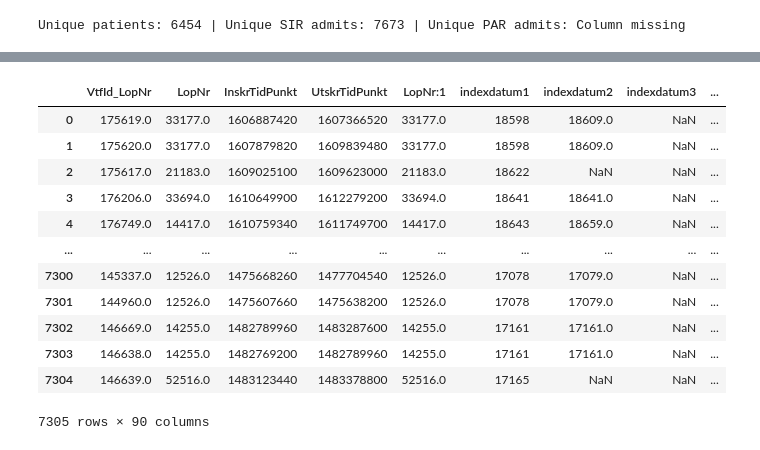
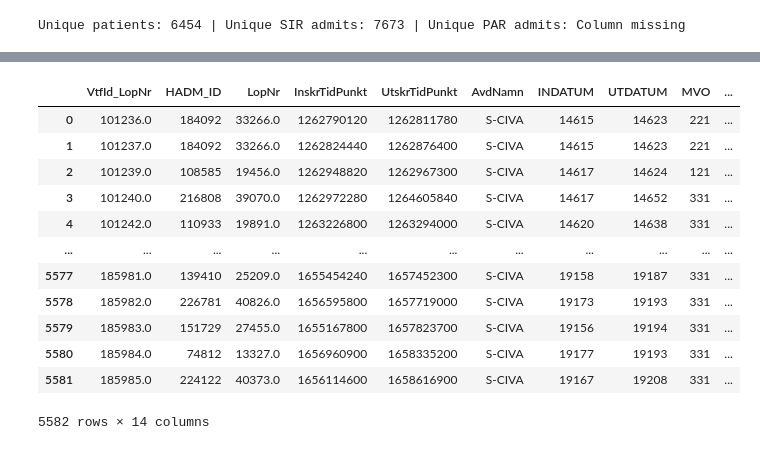
Before and after one commit to johol355/neuro-ascertainment, a Jupyter notebook: candidate-queries/karolinska-nsicu-cohort/karolinska-cohort.ipynb, the cells around one changed output, grey strips where cells are left out. Drawn from its saved outputs; the diff is of its cells as text; code cells hidden in the pictures.

Commit message:
rearrange ks cohort query

```diff
--- a/candidate-queries/karolinska-nsicu-cohort/karolinska-cohort.ipynb
+++ b/candidate-queries/karolinska-nsicu-cohort/karolinska-cohort.ipynb
@@ -55,16 +98,0 @@ Unique patients: 5649 | Unique SIR admits: 6498 | Unique PAR admits: 6621
-# %%
-K_ICU_ADMISSIONS_MATCHED_WITH_PAR_WITH_DX
-# %% [output]
-|  | VtfId_LopNr | LopNr | InskrTidPunkt | UtskrTidPunkt | LopNr:1 | indexdatum1 | indexdatum2 | indexdatum3 | ... |
-| 0 | 175619.0 | 33177.0 | 1606887420 | 1607366520 | 33177.0 | 18598 | 18609.0 | NaN | ... |
-| 1 | 175620.0 | 33177.0 | 1607879820 | 1609839480 | 33177.0 | 18598 | 18609.0 | NaN | ... |
-| 2 | 175617.0 | 21183.0 | 1609025100 | 1609623000 | 21183.0 | 18622 | NaN | NaN | ... |
-| 3 | 176206.0 | 33694.0 | 1610649900 | 1612279200 | 33694.0 | 18641 | 18641.0 | NaN | ... |
-| 4 | 176749.0 | 14417.0 | 1610759340 | 1611749700 | 14417.0 | 18643 | 18659.0 | NaN | ... |
-| ... | ... | ... | ... | ... | ... | ... | ... | ... | ... |
-| 7300 | 145337.0 | 12526.0 | 1475668260 | 1477704540 | 12526.0 | 17078 | 17079.0 | NaN | ... |
-| 7301 | 144960.0 | 12526.0 | 1475607660 | 1475638200 | 12526.0 | 17078 | 17079.0 | NaN | ... |
-| 7302 | 146669.0 | 14255.0 | 1482789960 | 1483287600 | 14255.0 | 17161 | 17161.0 | NaN | ... |
-| 7303 | 146638.0 | 14255.0 | 1482769200 | 1482789960 | 14255.0 | 17161 | 17161.0 | NaN | ... |
-| 7304 | 146639.0 | 52516.0 | 1483123440 | 1483378800 | 52516.0 | 17165 | NaN | NaN | ... |
-7305 rows × 90 columns
@@ -71,3 +108,18 @@ K_ICU_ADMISSIONS_MATCHED_WITH_PAR_WITH_DX
 # %%
-query_DESCRIPTIVE = query + "SELECT * FROM DESCRIPTIVE "
-DESCRIPTIVE  = pd.read_sql(query_DESCRIPTIVE, engine)
+query_TIME_HIERARCHY= query + "SELECT * FROM K_ICU_ADMISSIONS_MATCHED_WITH_PAR_WITH_DX_TIME_HIERARCHY"
+TIME_HIERARCHY  = pd.read_sql(query_TIME_HIERARCHY, engine)
+TIME_HIERARCHY
+# %% [output]
+|  | VtfId_LopNr | HADM_ID | LopNr | InskrTidPunkt | UtskrTidPunkt | AvdNamn | INDATUM | UTDATUM | MVO | ... |
+| 0 | 101236.0 | 184092 | 33266.0 | 1262790120 | 1262811780 | S-CIVA | 14615 | 14623 | 221 | ... |
+| 1 | 101237.0 | 184092 | 33266.0 | 1262824440 | 1262876400 | S-CIVA | 14615 | 14623 | 221 | ... |
+| 2 | 101239.0 | 108585 | 19456.0 | 1262948820 | 1262967300 | S-CIVA | 14617 | 14624 | 121 | ... |
+| 3 | 101240.0 | 216808 | 39070.0 | 1262972280 | 1264605840 | S-CIVA | 14617 | 14652 | 331 | ... |
+| 4 | 101242.0 | 110933 | 19891.0 | 1263226800 | 1263294000 | S-CIVA | 14620 | 14638 | 331 | ... |
+| ... | ... | ... | ... | ... | ... | ... | ... | ... | ... | ... |
+| 5577 | 185981.0 | 139410 | 25209.0 | 1655454240 | 1657452300 | S-CIVA | 19158 | 19187 | 331 | ... |
+| 5578 | 185982.0 | 226781 | 40826.0 | 1656595800 | 1657719000 | S-CIVA | 19173 | 19193 | 331 | ... |
+| 5579 | 185983.0 | 151729 | 27455.0 | 1655167800 | 1657823700 | S-CIVA | 19156 | 19194 | 331 | ... |
+| 5580 | 185984.0 | 74812 | 13327.0 | 1656960900 | 1658335200 | S-CIVA | 19177 | 19193 | 331 | ... |
+| 5581 | 185985.0 | 224122 | 40373.0 | 1656114600 | 1658616900 | S-CIVA | 19167 | 19208 | 331 | ... |
+5582 rows × 14 columns
```
Also changed, not shown: parts of 40 cells of this notebook, 1 other file.
